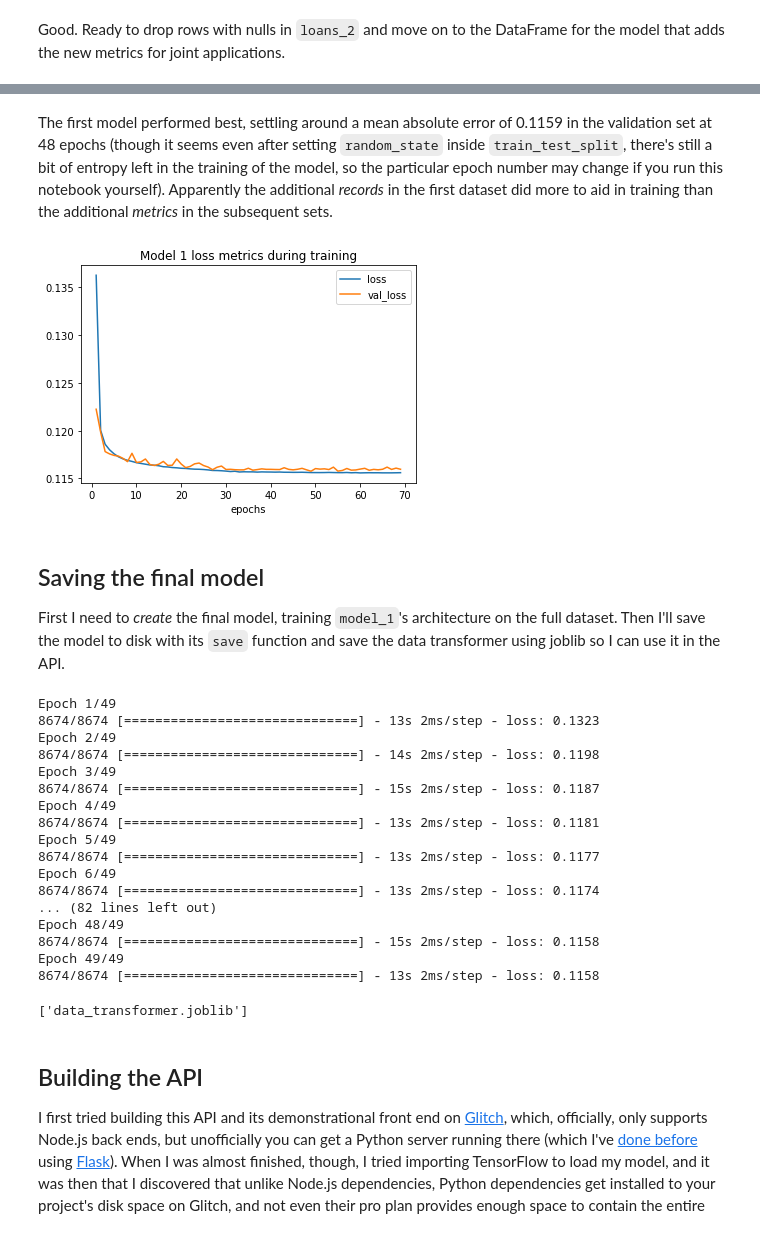
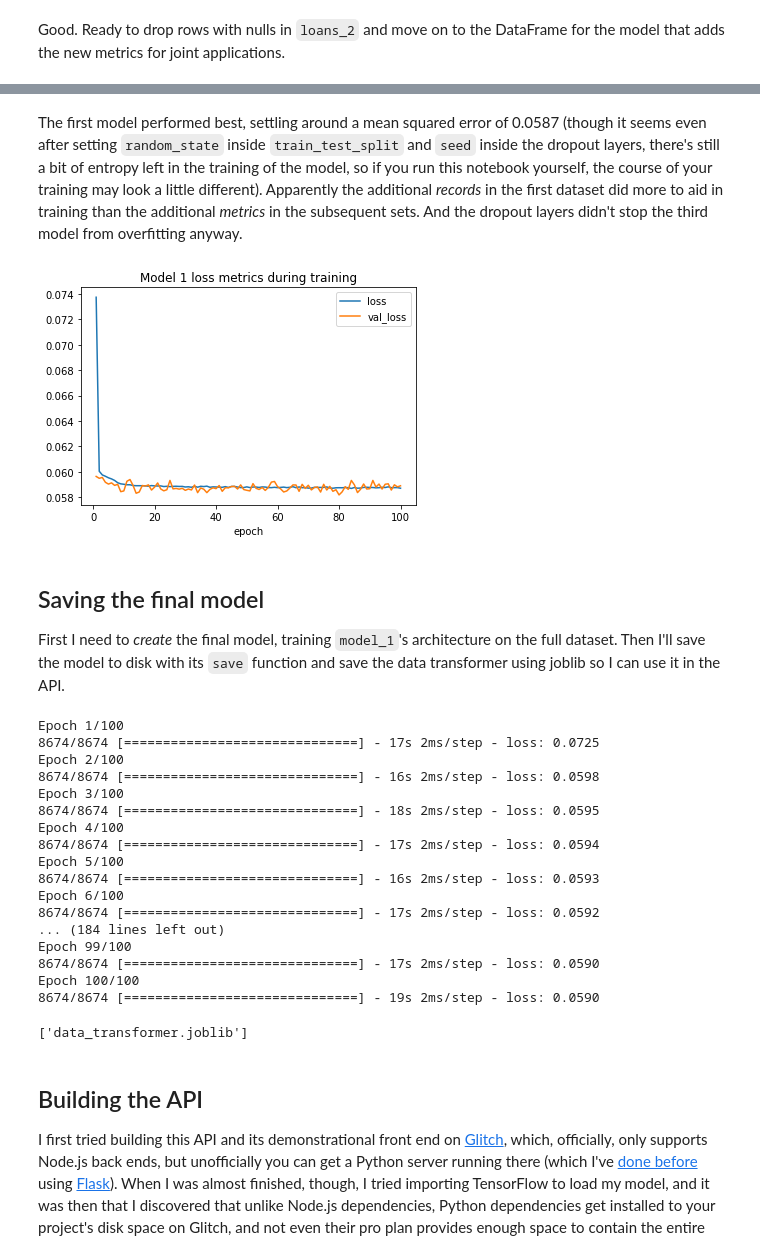
Before and after one commit to TyMick/loan-risk-neural-network, a Jupyter notebook: models/loan-risk-neural-network.ipynb, the cells around one changed output, grey strips where cells are left out. Saved outputs shown, nothing was run; the diff lists cells and outputs as text; code cells hidden in the pictures.

Commit message:
Update model

```diff
--- a/models/loan-risk-neural-network.ipynb
+++ b/models/loan-risk-neural-network.ipynb
@@ -824,14 +801,13 @@ Epoch 41/100
 # %% [markdown]
-The first model performed best, settling around a mean absolute error of 0.1159 in the validation set at 48 epochs (though it seems even after setting `random_state` inside `train_test_split`, there's still a bit of entropy left in the training of the model, so the particular epoch number may change if you run this notebook yourself). Apparently the additional _records_ in the first dataset did more to aid in training than the additional _metrics_ in the subsequent sets.
+The first model performed best, settling around a mean squared error of 0.0587 (though it seems even after setting `random_state` inside `train_test_split` and `seed` inside the dropout layers, there's still a bit of entropy left in the training of the model, so if you run this notebook yourself, the course of your training may look a little different). Apparently the additional _records_ in the first dataset did more to aid in training than the additional _metrics_ in the subsequent sets. And the dropout layers didn't stop the third model from overfitting anyway.
 # %%
-epochs_1 = len(history_1["loss"])
-sns.lineplot(x=range(1, epochs_1 + 1), y=history_1["loss"], label="loss")
-sns.lineplot(x=range(1, epochs_1 + 1), y=history_1["val_loss"], label="val_loss")
-plt.xlabel("epochs")
+sns.lineplot(x=range(1, 101), y=history_1["loss"], label="loss")
+sns.lineplot(x=range(1, 101), y=history_1["val_loss"], label="val_loss")
+plt.xlabel("epoch")
 plt.title("Model 1 loss metrics during training")
 plt.show()
 # %% [output]
-[figure, old version]
+[figure, new version]
 # %% [markdown]
 ## Saving the final model
 
@@ -844,31 +820,29 @@ _, final_model, final_transformer = run_pipeline(
     onehot_cols,
     ordinal_cols,
     batch_size=128,
-    epochs=epochs_1 - 20,
-    early_stop=False,
     validate=False,
 )
 
 final_model.save("loan_risk_model")
 joblib.dump(final_transformer, "data_transformer.joblib")
 # %% [output]
-Epoch 1/49
-8674/8674 [==============================] - 13s 2ms/step - loss: 0.1323
-Epoch 2/49
-8674/8674 [==============================] - 14s 2ms/step - loss: 0.1198
-Epoch 3/49
-8674/8674 [==============================] - 15s 2ms/step - loss: 0.1187
-Epoch 4/49
-8674/8674 [==============================] - 13s 2ms/step - loss: 0.1181
-Epoch 5/49
-8674/8674 [==============================] - 13s 2ms/step - loss: 0.1177
-Epoch 6/49
-8674/8674 [==============================] - 13s 2ms/step - loss: 0.1174
-... (82 lines left out)
-Epoch 48/49
-8674/8674 [==============================] - 15s 2ms/step - loss: 0.1158
-Epoch 49/49
-8674/8674 [==============================] - 13s 2ms/step - loss: 0.1158
+Epoch 1/100
+8674/8674 [==============================] - 17s 2ms/step - loss: 0.0725
+Epoch 2/100
+8674/8674 [==============================] - 16s 2ms/step - loss: 0.0598
+Epoch 3/100
+8674/8674 [==============================] - 18s 2ms/step - loss: 0.0595
+Epoch 4/100
+8674/8674 [==============================] - 17s 2ms/step - loss: 0.0594
+Epoch 5/100
+8674/8674 [==============================] - 16s 2ms/step - loss: 0.0593
+Epoch 6/100
+8674/8674 [==============================] - 17s 2ms/step - loss: 0.0592
+... (184 lines left out)
+Epoch 99/100
+8674/8674 [==============================] - 17s 2ms/step - loss: 0.0590
+Epoch 100/100
+8674/8674 [==============================] - 19s 2ms/step - loss: 0.0590
 ['data_transformer.joblib']
 # %% [markdown]
 ## Building the API
```
Also changed, not shown: parts of 4 cells of this notebook, 4 other files.
